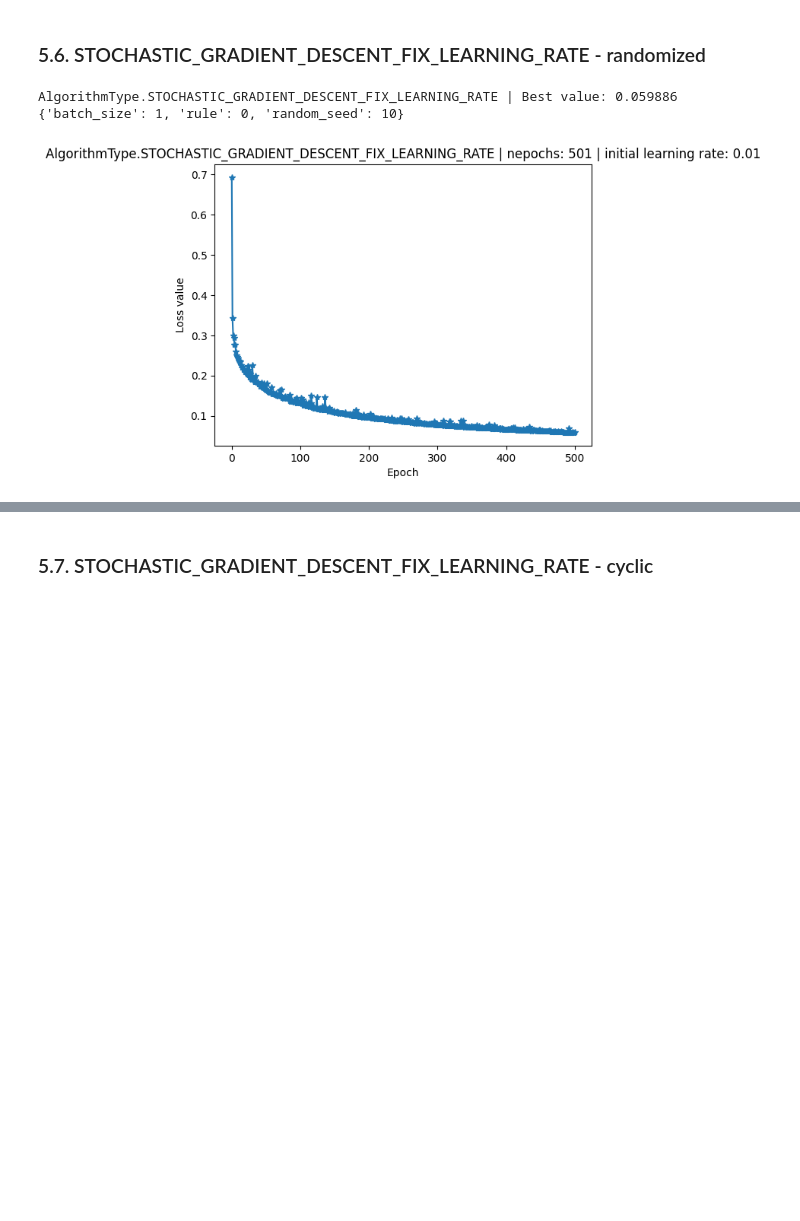
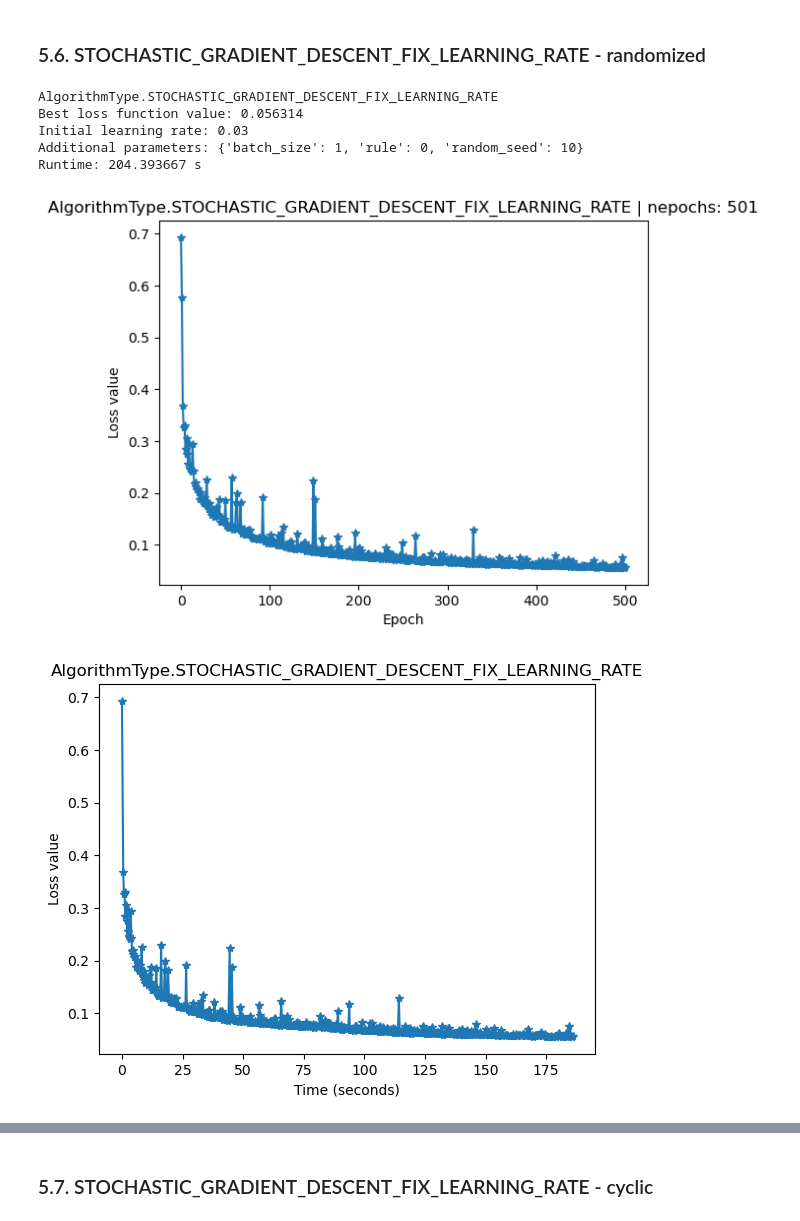
Before and after one commit to DucTrung1802/advanced-optimization, a Jupyter notebook: hw2/advanced_optimization_hw2.ipynb, the cells around one changed output, grey strips where cells are left out. Saved outputs shown, nothing was run; the diff lists cells and outputs as text; code cells hidden in the pictures; blank space fills up the shorter version.

```diff
--- a/hw2/advanced_optimization_hw2.ipynb
+++ b/hw2/advanced_optimization_hw2.ipynb
@@ -1182,11 +1213,11 @@ Runtime: 0.973583 s
 # %%
 ALGORITHM_TYPE = AlgorithmType.GRADIENT_DESCENT_BACKTRACKING_LEARNING_RATE
 INITIAL_W = np.zeros((Xbar.shape[0], 1))
-INITIAL_LEARNING_RATE = 0.5
+INITIAL_LEARNING_RATE = 1
 MAX_EPOCHS = 200
 EPS = 1e-6
 
-ALPHA = 0.3
+ALPHA = 0.5
 BETA = 0.8
 
 
@@ -1274,7 +1325,7 @@ KeyboardInterrupt:
 # %%
 ALGORITHM_TYPE = AlgorithmType.STOCHASTIC_GRADIENT_DESCENT_FIX_LEARNING_RATE
 INITIAL_W = np.zeros((Xbar.shape[0], 1))
-INITIAL_LEARNING_RATE = 0.01
+INITIAL_LEARNING_RATE = 0.03
 MAX_EPOCHS = 500
 EPS = 1e-6
 
@@ -1283,33 +1334,37 @@ RULE = 0
 RANDOM_SEED = 10
 
 
 # ADDITIONAL PARAMETERS
 ADDITIONAL_PARAMETERS = ALGORITHM_TYPE.value
 
 ADDITIONAL_PARAMETERS["batch_size"] = BATCH_SIZE
 ADDITIONAL_PARAMETERS["rule"] = RULE
 ADDITIONAL_PARAMETERS["random_seed"] = RANDOM_SEED
 
 (
     STOCHASTIC_GRADIENT_DESCENT_FIX_LEARNING_RATE_w,
     STOCHASTIC_GRADIENT_DESCENT_FIX_LEARNING_RATE_best_loss_value,
     STOCHASTIC_GRADIENT_DESCENT_FIX_LEARNING_RATE_time_array,
     STOCHASTIC_GRADIENT_DESCENT_FIX_LEARNING_RATE_w_tith_time,
 ) = one_for_all(
     algorithm_type=ALGORITHM_TYPE,
     Xbar=Xbar,
     y=y,
     cost=cost,
     grad=grad,
     initial_w=INITIAL_W,
     initial_learning_rate=INITIAL_LEARNING_RATE,
     algorithm_name=ALGORITHM_TYPE,
     max_epochs=MAX_EPOCHS,
     eps=EPS,
     marker="*",
     additional_parameters=ADDITIONAL_PARAMETERS,
 )
 # %% [output]
-AlgorithmType.STOCHASTIC_GRADIENT_DESCENT_FIX_LEARNING_RATE | Best value: 0.059886
-{'batch_size': 1, 'rule': 0, 'random_seed': 10}
+AlgorithmType.STOCHASTIC_GRADIENT_DESCENT_FIX_LEARNING_RATE
+Best loss function value: 0.056314
+Initial learning rate: 0.03
+Additional parameters: {'batch_size': 1, 'rule': 0, 'random_seed': 10}
+Runtime: 204.393667 s
-[figure, old version]
+[figure, new version]
+[figure, added]
```
Also changed, not shown: parts of 32 cells of this notebook.
